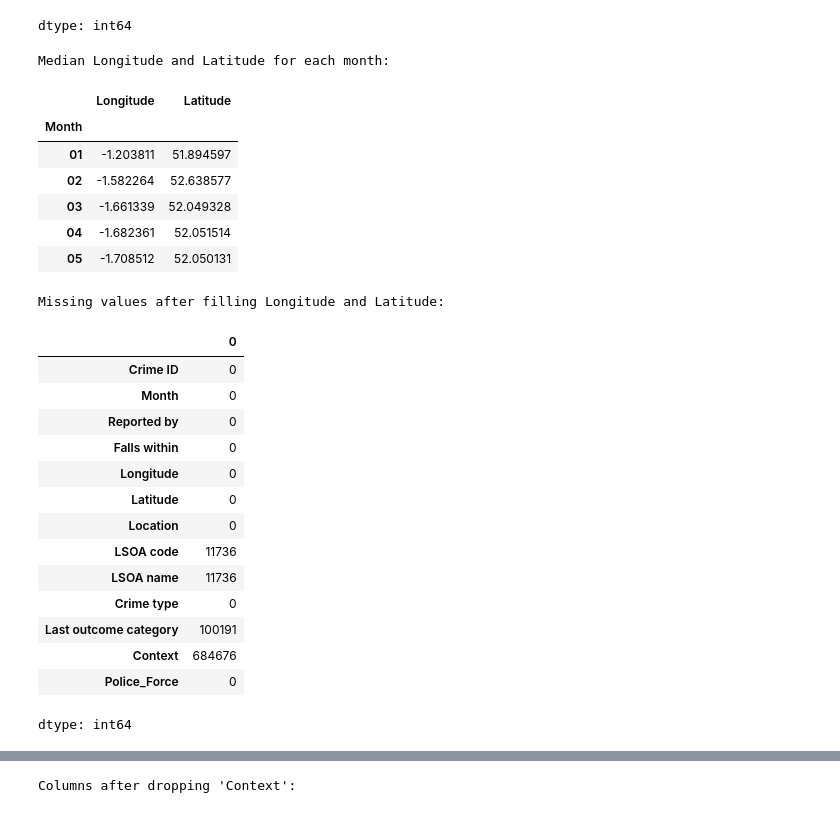
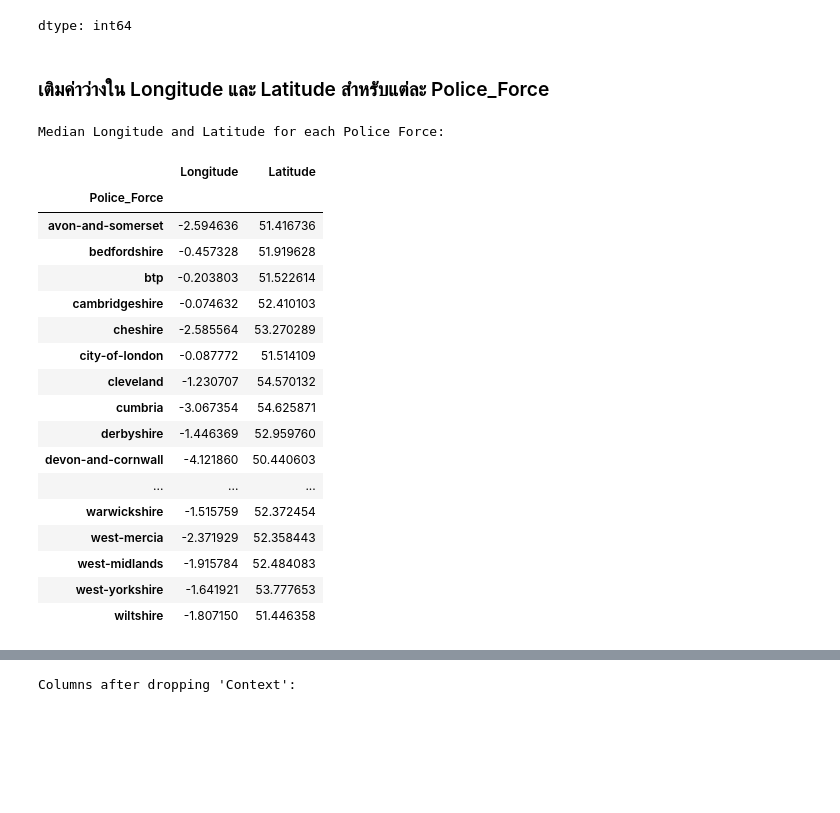
Before and after one commit to jangInw007/JENZY_Project, a Jupyter notebook: JENZY(nky)_is_perfect_project_Basicpro.ipynb, the cells around one changed output, grey strips where cells are left out. Saved outputs shown, nothing was run; the diff lists cells and outputs as text; code cells hidden in the pictures; blank space fills up the shorter version.

Commit message:
แก้ Longitude และ Latitude และเพิ่มคำถาม

```diff
--- a/JENZY(nky)_is_perfect_project_Basicpro.ipynb
+++ b/JENZY(nky)_is_perfect_project_Basicpro.ipynb
@@ -914,43 +944,36 @@ Missing values after filling 'Crime ID':
 | Context | 684676 |
 | Police_Force | 0 |
 dtype: int64
+# %% [markdown]
+### เติมค่าว่างใน Longitude และ Latitude สำหรับแต่ละ Police_Force
 # %%
-# คำนวณค่ามัธยฐานของ Longitude และ Latitude สำหรับแต่ละเดือน
-monthly_lonlat_median = combined_street_2025_all_months.groupby('Month')[['Longitude', 'Latitude']].median()
+# คำนวณค่ามัธยฐานของ Longitude และ Latitude สำหรับแต่ละ Police_Force
+police_force_coords_median = combined_street_2025_all_months.groupby('Police_Force')[['Longitude', 'Latitude']].median()
 
-print("Median Longitude and Latitude for each month:")
-display(monthly_lonlat_median)
+print("Median Longitude and Latitude for each Police Force:")
+display(police_force_coords_median)
 
-# เติมค่าว่างใน Longitude และ Latitude โดยใช้ค่ามัธยฐานของเดือนนั้นๆ
+# เติมค่าว่างใน Longitude และ Latitude โดยใช้ค่ามัธยฐานของ Police_Force นั้นๆ
 # ใช้ transform เพื่อให้ได้ Series ที่มีขนาดเท่ากับ DataFrame เดิม
-combined_street_2025_all_months['Longitude'] = combined_street_2025_all_months.groupby('Month')['Longitude'].transform(lambda x: x.fillna(x.median()))
-combined_street_2025_all_months['Latitude'] = combined_street_2025_all_months.groupby('Month')['Latitude'].transform(lambda x: x.fillna(x.median()))
-
-# ตรวจสอบค่าว่างอีกครั้ง
-print("\nMissing values after filling Longitude and Latitude:")
-display(combined_street_2025_all_months.isnull().sum())
+combined_street_2025_all_months['Longitude'] = combined_street_2025_all_months.groupby('Police_Force')['Longitude'].transform(lambda x: x.fillna(x.median()))
+combined_street_2025_all_months['Latitude'] = combined_street_2025_all_months.groupby('Police_Force')['Latitude'].transform(lambda x: x.fillna(x.median()))
 # %% [output]
-Median Longitude and Latitude for each month:
+Median Longitude and Latitude for each Police Force:
 |  | Longitude | Latitude |
-| Month |  |  |
-| 01 | -1.203811 | 51.894597 |
-| 02 | -1.582264 | 52.638577 |
-| 03 | -1.661339 | 52.049328 |
-| 04 | -1.682361 | 52.051514 |
-| 05 | -1.708512 | 52.050131 |
+| Police_Force |  |  |
+| avon-and-somerset | -2.594636 | 51.416736 |
+| bedfordshire | -0.457328 | 51.919628 |
+| btp | -0.203803 | 51.522614 |
+| cambridgeshire | -0.074632 | 52.410103 |
+| cheshire | -2.585564 | 53.270289 |
+| city-of-london | -0.087772 | 51.514109 |
+| cleveland | -1.230707 | 54.570132 |
+| cumbria | -3.067354 | 54.625871 |
+| derbyshire | -1.446369 | 52.959760 |
+| devon-and-cornwall | -4.121860 | 50.440603 |
+| ... | ... | ... |
+| warwickshire | -1.515759 | 52.372454 |
+| west-mercia | -2.371929 | 52.358443 |
+| west-midlands | -1.915784 | 52.484083 |
+| west-yorkshire | -1.641921 | 53.777653 |
+| wiltshire | -1.807150 | 51.446358 |
-Missing values after filling Longitude and Latitude:
-|  | 0 |
-| Crime ID | 0 |
-| Month | 0 |
-| Reported by | 0 |
-| Falls within | 0 |
-| Longitude | 0 |
-| Latitude | 0 |
-| Location | 0 |
-| LSOA code | 11736 |
-| LSOA name | 11736 |
-| Crime type | 0 |
-| Last outcome category | 100191 |
-| Context | 684676 |
-| Police_Force | 0 |
-dtype: int64
```
Also changed, not shown: parts of 19 cells of this notebook.
